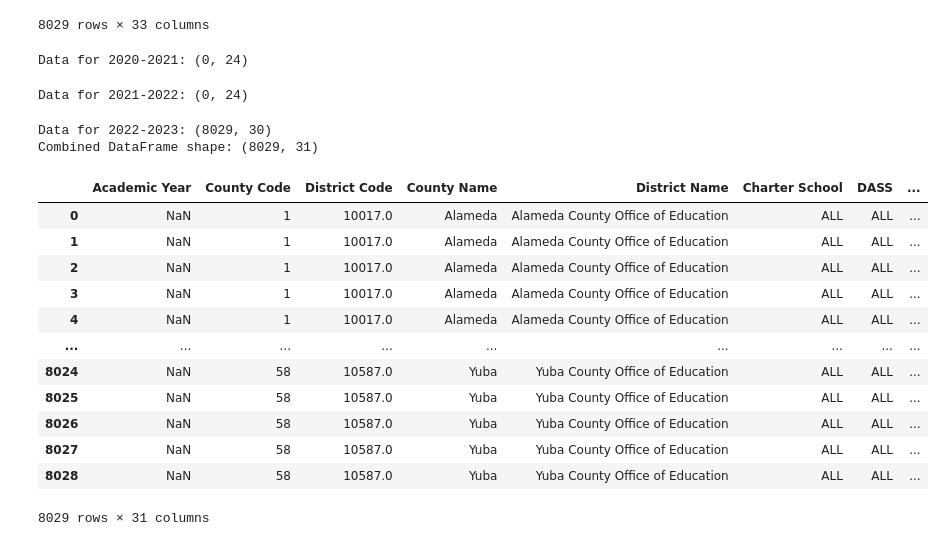
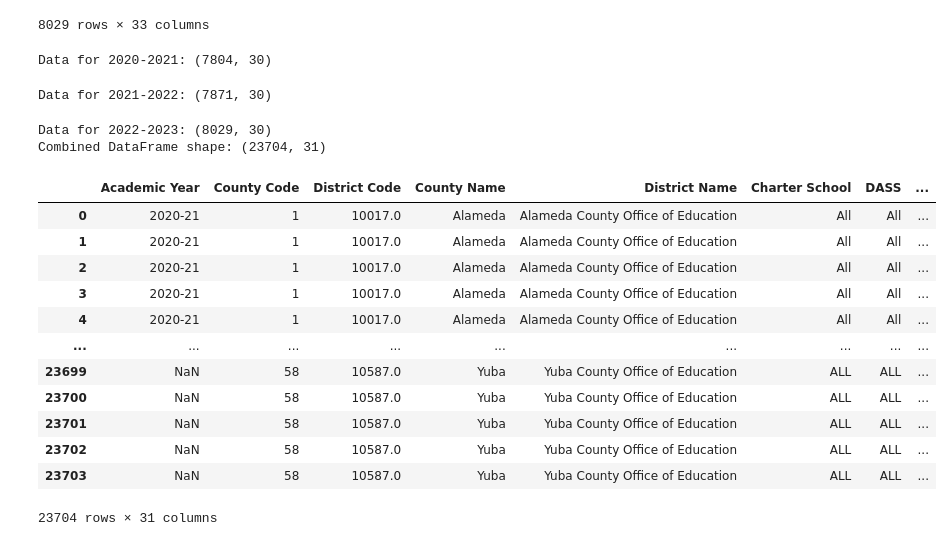
Before and after one commit to emilyksanders/CA_dropout_rates, a Jupyter notebook: 01_notebooks/001_Eli_explore_datasets.ipynb, the cells around one changed output. Cells and saved outputs as stored; diff of their text form; code cells hidden in the pictures.

```diff
--- a/01_notebooks/001_Eli_explore_datasets.ipynb
+++ b/01_notebooks/001_Eli_explore_datasets.ipynb
@@ -502,0 +525,3 @@ combined_df_sr.to_csv('../02_data/001_new_csvs/stability.csv')
+# %%
+pd.set_option('display.max_columns', None)
+df
@@ -562,13 +621,17 @@ def fetch_and_filter_AMO_data(start_year, end_year=None, existing_df=None):
 
     # Reading the data
     try:
-        df = pd.read_csv(url, delimiter='\t', encoding='ISO-8859-1')
+        df = pd.read_csv(url, delimiter='\t', encoding= 'ISO-8859-1')
     except Exception as e:
         print(f"Failed to read data for {start_year}-{end_year}: {e}")
         return None
 
     # Filter the DataFrame
-    df = df.loc[(df['Aggregate Level'] == 'D') & (df['Charter School'] == 'ALL') & (df['DASS'] == 'ALL') & (df['School Grade Span'] == 'ALL') & (df['Subject Area'] == 'TA')]
+    df = df.loc[(df['Aggregate Level'].str.lower() == 'd')
+       & (df['Charter School'].str.lower() == 'all')
+       & (df['DASS'].str.lower() == 'all')
+       & (df['School Grade Span'].str.lower() == 'all')
+       & (df['Subject Area'].str.lower() == 'ta')]
 
     # Get dummy variables for both columns
     experience_dummies = pd.get_dummies(df['Teacher Experience Level'], prefix='Experience', dtype=int)
@@ -585,45 +648,45 @@ def fetch_and_filter_AMO_data(start_year, end_year=None, existing_df=None):
 
     # Debug: Print the shape of the DataFrame
     print(f"Data for {start_year}-{end_year}: {df_binary.shape}")
 
     return df_binary
 
 # List to accumulate DataFrames
 df_list = []
 
 # Add data for multiple years
 for year in range(2020, 2023):
     df_year = fetch_and_filter_AMO_data(year)
     if df_year is not None:
         df_list.append(df_year)  # Accumulate the DataFrame
     else:
         print(f"No data found for the year {year}")
 
 # Check if df_list is populated
 if df_list:
     # Concatenate all the DataFrames together
     combined_df_amo = pd.concat(df_list, ignore_index=True)
     print(f"Combined DataFrame shape: {combined_df_amo.shape}")
 else:
     combined_df_amo = pd.DataFrame()
     print("No data available to concatenate.")
 
 combined_df_amo
 # %% [output]
-Data for 2020-2021: (0, 24)
+Data for 2020-2021: (7804, 30)
-Data for 2021-2022: (0, 24)
+Data for 2021-2022: (7871, 30)
 Data for 2022-2023: (8029, 30)
-Combined DataFrame shape: (8029, 31)
+Combined DataFrame shape: (23704, 31)
 |  | Academic Year | County Code | District Code | County Name | District Name | Charter School | DASS | ... |
-| 0 | NaN | 1 | 10017.0 | Alameda | Alameda County Office of Education | ALL | ALL | ... |
-| 1 | NaN | 1 | 10017.0 | Alameda | Alameda County Office of Education | ALL | ALL | ... |
-| 2 | NaN | 1 | 10017.0 | Alameda | Alameda County Office of Education | ALL | ALL | ... |
-| 3 | NaN | 1 | 10017.0 | Alameda | Alameda County Office of Education | ALL | ALL | ... |
-| 4 | NaN | 1 | 10017.0 | Alameda | Alameda County Office of Education | ALL | ALL | ... |
+| 0 | 2020-21 | 1 | 10017.0 | Alameda | Alameda County Office of Education | All | All | ... |
+| 1 | 2020-21 | 1 | 10017.0 | Alameda | Alameda County Office of Education | All | All | ... |
+| 2 | 2020-21 | 1 | 10017.0 | Alameda | Alameda County Office of Education | All | All | ... |
+| 3 | 2020-21 | 1 | 10017.0 | Alameda | Alameda County Office of Education | All | All | ... |
+| 4 | 2020-21 | 1 | 10017.0 | Alameda | Alameda County Office of Education | All | All | ... |
 | ... | ... | ... | ... | ... | ... | ... | ... | ... |
-| 8024 | NaN | 58 | 10587.0 | Yuba | Yuba County Office of Education | ALL | ALL | ... |
-| 8025 | NaN | 58 | 10587.0 | Yuba | Yuba County Office of Education | ALL | ALL | ... |
-| 8026 | NaN | 58 | 10587.0 | Yuba | Yuba County Office of Education | ALL | ALL | ... |
-| 8027 | NaN | 58 | 10587.0 | Yuba | Yuba County Office of Education | ALL | ALL | ... |
-| 8028 | NaN | 58 | 10587.0 | Yuba | Yuba County Office of Education | ALL | ALL | ... |
+| 23699 | NaN | 58 | 10587.0 | Yuba | Yuba County Office of Education | ALL | ALL | ... |
+| 23700 | NaN | 58 | 10587.0 | Yuba | Yuba County Office of Education | ALL | ALL | ... |
+| 23701 | NaN | 58 | 10587.0 | Yuba | Yuba County Office of Education | ALL | ALL | ... |
+| 23702 | NaN | 58 | 10587.0 | Yuba | Yuba County Office of Education | ALL | ALL | ... |
+| 23703 | NaN | 58 | 10587.0 | Yuba | Yuba County Office of Education | ALL | ALL | ... |
-8029 rows × 31 columns
+23704 rows × 31 columns
```
Also changed, not shown: parts of 3 cells of this notebook, 1 other file.
